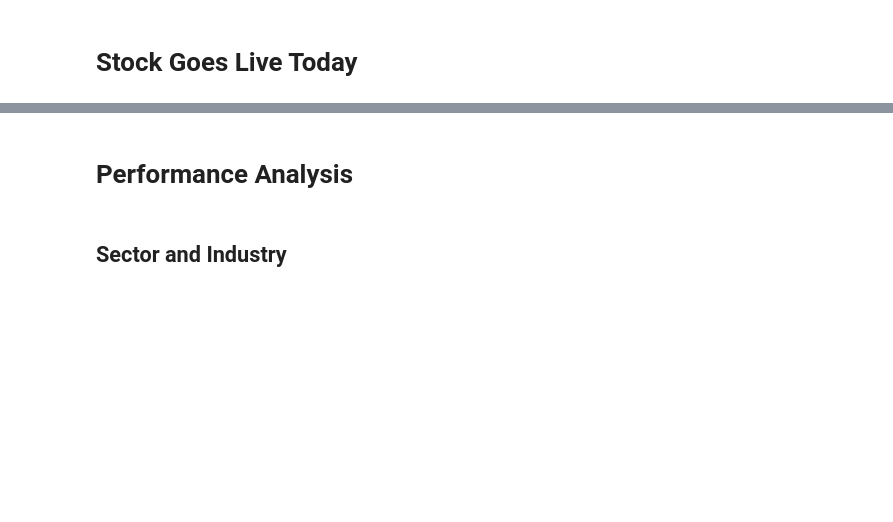
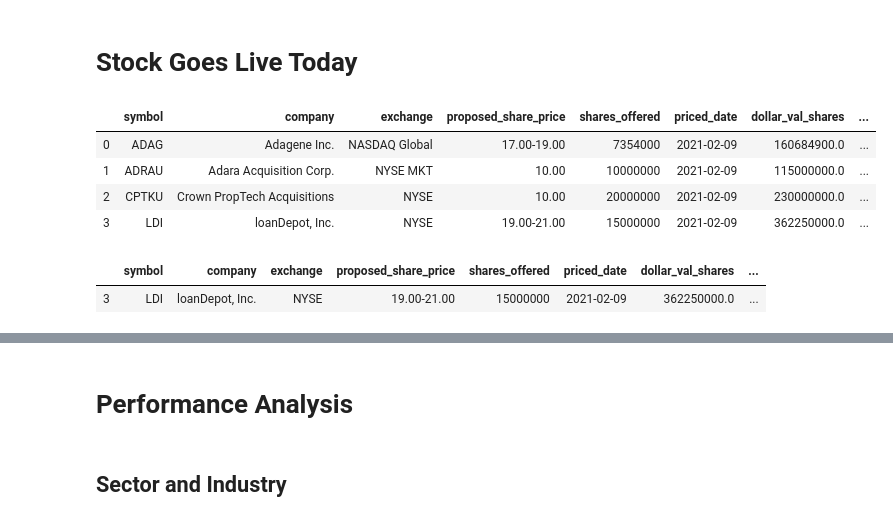
Before and after one commit to admiral810/IPO_tracker, a Jupyter notebook: ipo_analysis.ipynb, the cells around one changed output, grey strips where cells are left out. Drawn from its saved outputs; the diff is of its cells as text; code cells hidden in the pictures; blank space fills up the shorter version.

```diff
--- a/ipo_analysis.ipynb
+++ b/ipo_analysis.ipynb
@@ -208,20 +233,28 @@ print(today)
 # %%
 # get stocks that go live today
 engine = create_engine(f'mysql://{dbuser}:{dbpass}@{dbhost}/{dbname}?charset=utf8')
 connection = engine.connect()
 df = pd.read_sql(f"""
     SELECT s.*,
         ci.city,
         ci.state,
         ci.country,
         ci.website,
         ci.industry,
         ci.sector,
         ci.business_summary
     FROM stocks s
     LEFT JOIN company_info ci
         ON s.symbol = ci.symbol
     WHERE priced_date = '{today}'
         AND exchange <> 'NASDAQ Capital'""", connection)
 connection.close()
+df['region'] = np.where(df['country']=='United States', df['city'] + ", " + df['state'],
+                        df['city'] + ", " + df['country'])
 df
+# %% [output]
+|  | symbol | company | exchange | proposed_share_price | shares_offered | priced_date | dollar_val_shares | ... |
+| 0 | ADAG | Adagene Inc. | NASDAQ Global | 17.00-19.00 | 7354000 | 2021-02-09 | 160684900.0 | ... |
+| 1 | ADRAU | Adara Acquisition Corp. | NYSE MKT | 10.00 | 10000000 | 2021-02-09 | 115000000.0 | ... |
+| 2 | CPTKU | Crown PropTech Acquisitions | NYSE | 10.00 | 20000000 | 2021-02-09 | 230000000.0 | ... |
+| 3 | LDI | loanDepot, Inc. | NYSE | 19.00-21.00 | 15000000 | 2021-02-09 | 362250000.0 | ... |
@@ -259,0 +261,11 @@ tweet_text
+# %%
+# filter out SPACS
+df = df.loc[(df["exchange"] != 'NASDAQ Capital')]
+df = df.loc[~(df["company"].str.contains("Acquisition", regex=False))]  #any company that contains "Acquisition"
+
+# keep only ones that have region and industry
+df = df.dropna(subset=['region', 'industry'])
+df
+# %% [output]
+|  | symbol | company | exchange | proposed_share_price | shares_offered | priced_date | dollar_val_shares | ... |
+| 3 | LDI | loanDepot, Inc. | NYSE | 19.00-21.00 | 15000000 | 2021-02-09 | 362250000.0 | ... |
```
Also changed, not shown: parts of 19 cells of this notebook, 7 other files.
